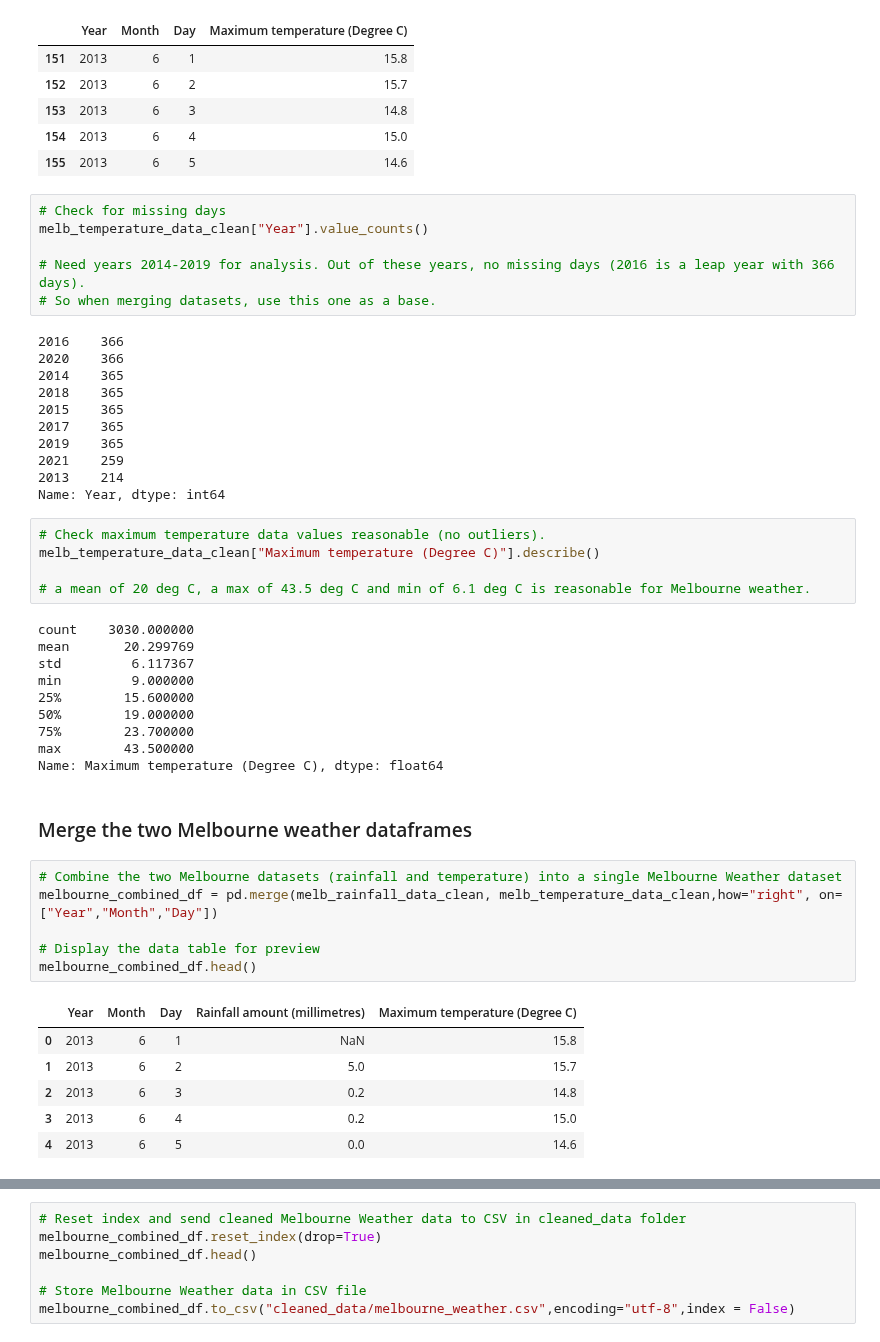
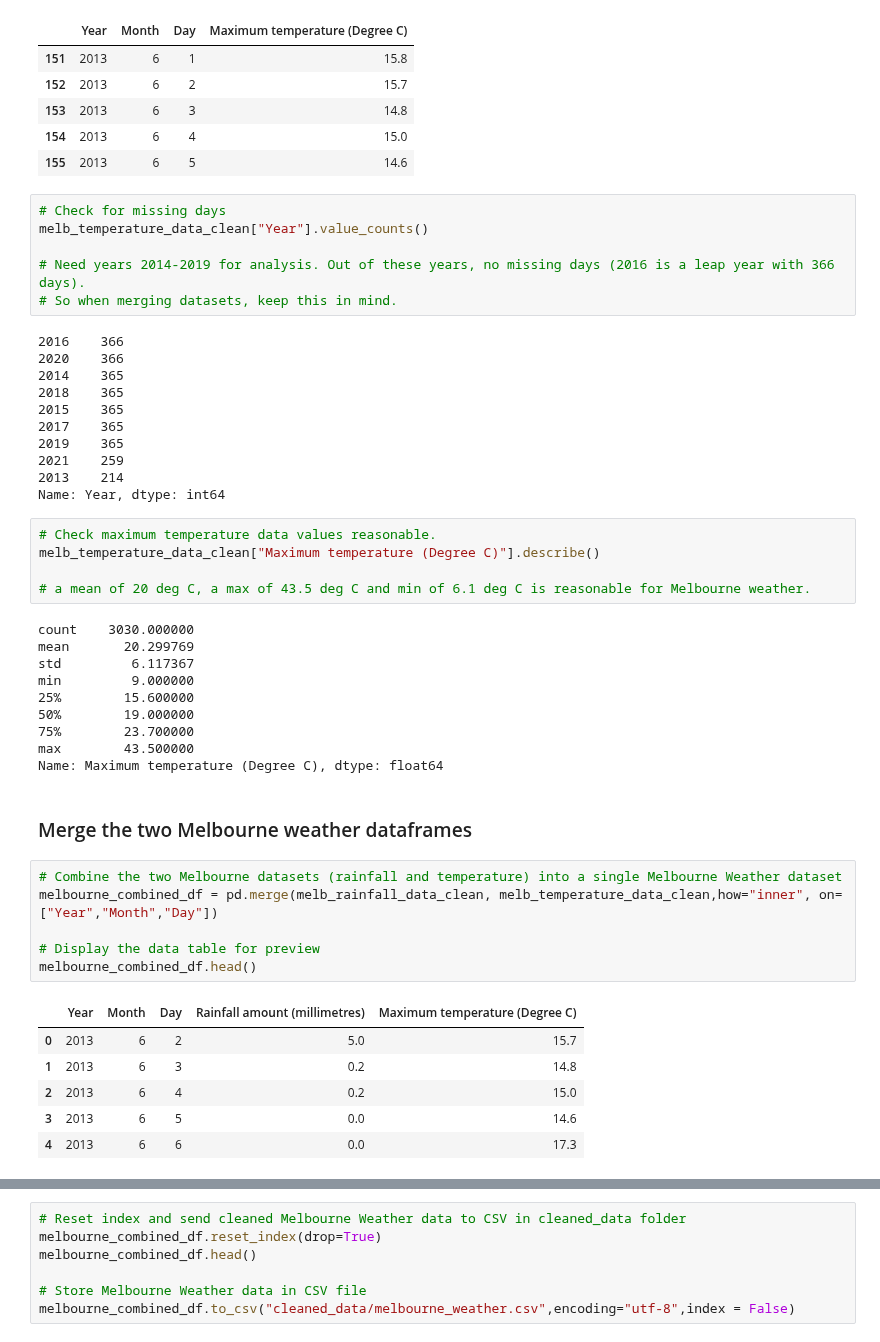
Before and after one commit to MarcusKorea/Crashes_in_Victoria, a Jupyter notebook: weather_data_cleaning.ipynb, the cells around one changed output, grey strips where cells are left out. Saved outputs shown, nothing was run; the diff lists cells and outputs as text.

```diff
--- a/weather_data_cleaning.ipynb
+++ b/weather_data_cleaning.ipynb
@@ -162,7 +162,7 @@ melb_temperature_data_clean.head()
 melb_temperature_data_clean["Year"].value_counts()
 
 # Need years 2014-2019 for analysis. Out of these years, no missing days (2016 is a leap year with 366 days).
-# So when merging datasets, use this one as a base.
+# So when merging datasets, keep this in mind.
 # %% [output]
 2016    366
 2020    366
@@ -175,7 +175,7 @@ melb_temperature_data_clean["Year"].value_counts()
 2013    214
 Name: Year, dtype: int64
 # %%
-# Check maximum temperature data values reasonable (no outliers).
+# Check maximum temperature data values reasonable.
 melb_temperature_data_clean["Maximum temperature (Degree C)"].describe()
 
 # a mean of 20 deg C, a max of 43.5 deg C and min of 6.1 deg C is reasonable for Melbourne weather.
@@ -193,14 +193,14 @@ Name: Maximum temperature (Degree C), dtype: float64
 ### Merge the two Melbourne weather dataframes
 # %%
 # Combine the two Melbourne datasets (rainfall and temperature) into a single Melbourne Weather dataset
-melbourne_combined_df = pd.merge(melb_rainfall_data_clean, melb_temperature_data_clean,how="right", on=["Year","Month","Day"])
+melbourne_combined_df = pd.merge(melb_rainfall_data_clean, melb_temperature_data_clean,how="inner", on=["Year","Month","Day"])
 
 # Display the data table for preview
 melbourne_combined_df.head()
 # %% [output]
 |  | Year | Month | Day | Rainfall amount (millimetres) | Maximum temperature (Degree C) |
-| 0 | 2013 | 6 | 1 | NaN | 15.8 |
-| 1 | 2013 | 6 | 2 | 5.0 | 15.7 |
-| 2 | 2013 | 6 | 3 | 0.2 | 14.8 |
-| 3 | 2013 | 6 | 4 | 0.2 | 15.0 |
-| 4 | 2013 | 6 | 5 | 0.0 | 14.6 |
+| 0 | 2013 | 6 | 2 | 5.0 | 15.7 |
+| 1 | 2013 | 6 | 3 | 0.2 | 14.8 |
+| 2 | 2013 | 6 | 4 | 0.2 | 15.0 |
+| 3 | 2013 | 6 | 5 | 0.0 | 14.6 |
+| 4 | 2013 | 6 | 6 | 0.0 | 17.3 |
```
Also changed, not shown: parts of 8 cells of this notebook, 6 other files.
